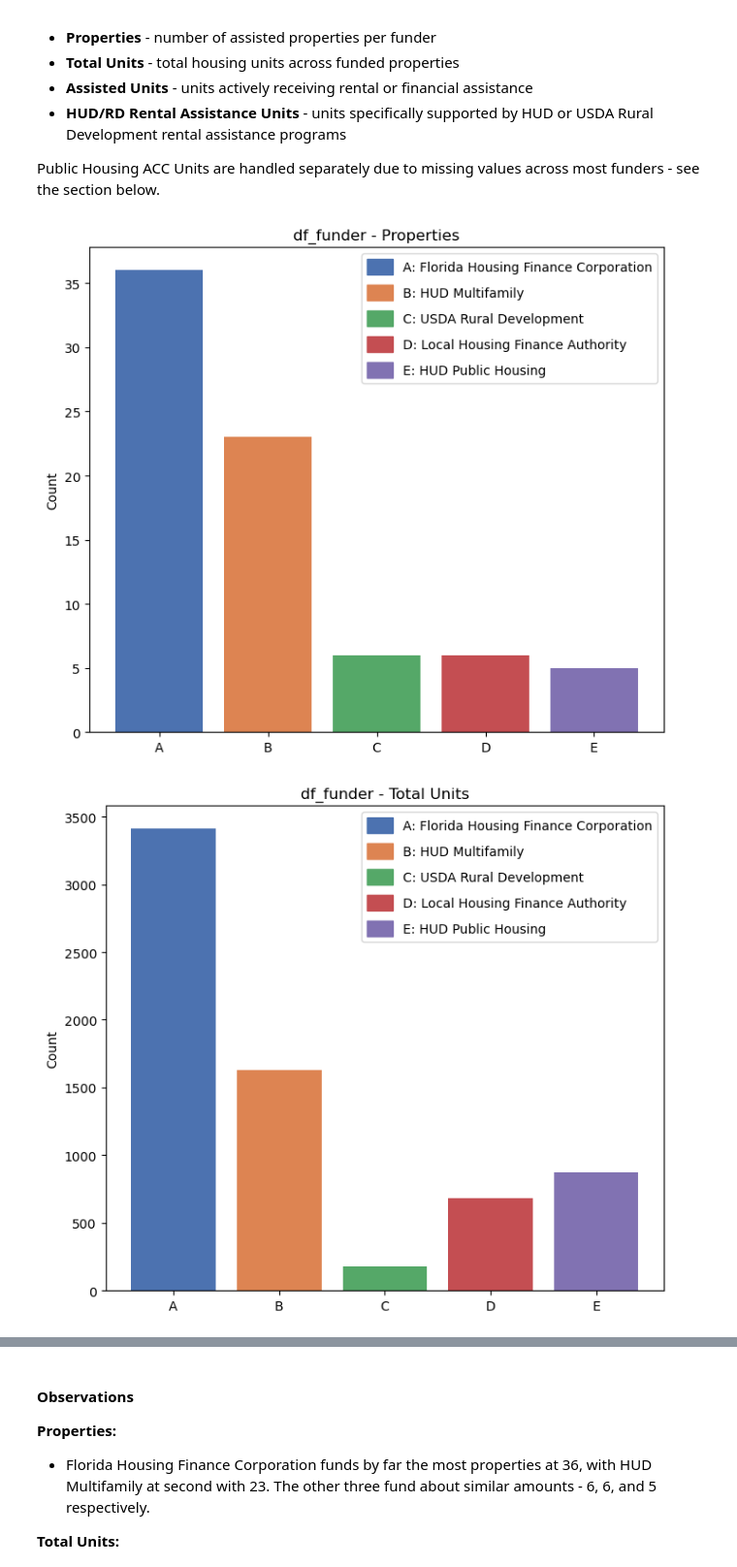
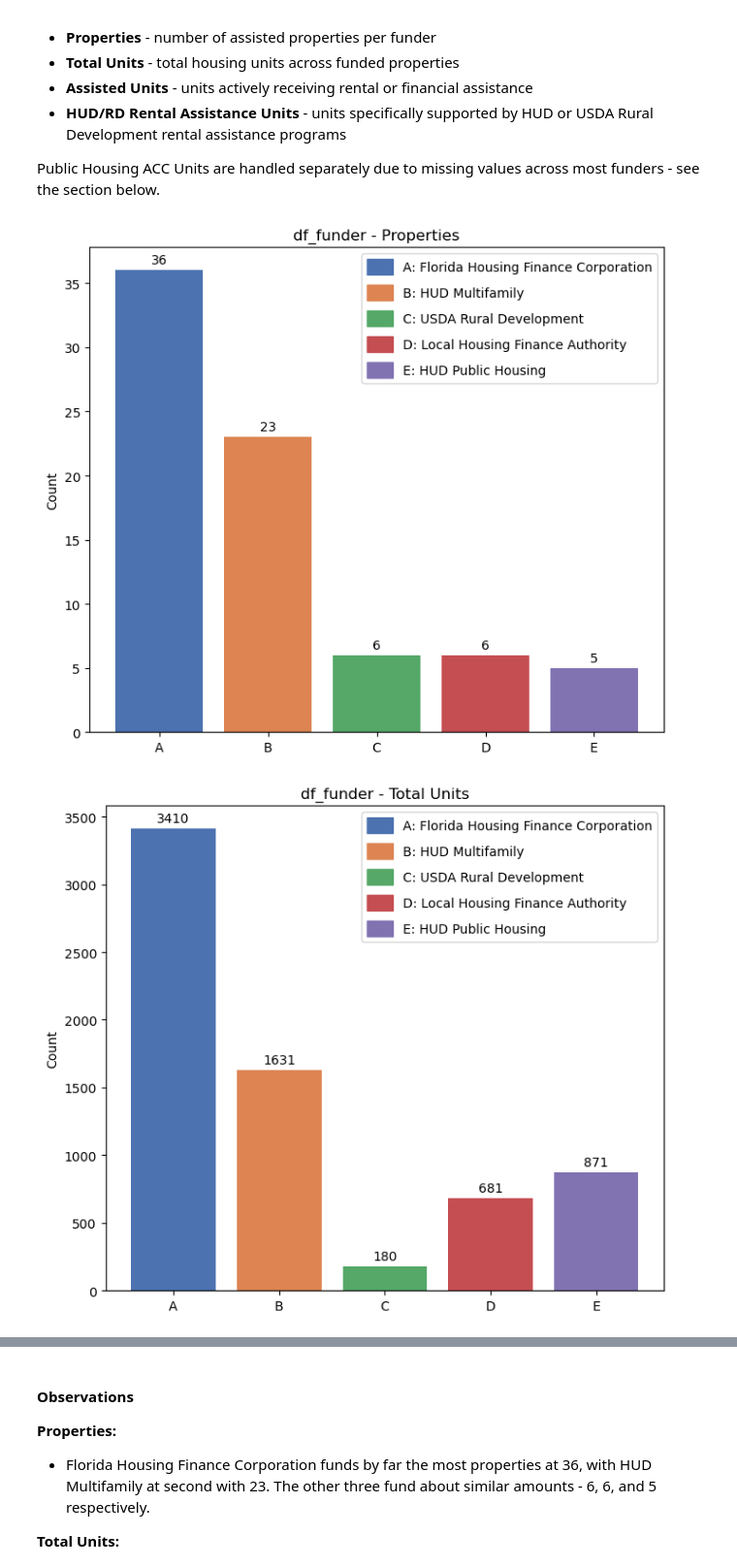
Before and after one commit to Yimo-Liu-13196/ASA-Club-Spring-2026---AHI-Analysis, a Jupyter notebook: Notebooks/02_eda_funder.ipynb, the cells around one changed output, grey strips where cells are left out. Shown at 97% size. Drawn from its saved outputs; the diff is of its cells as text; code cells hidden in the pictures.

Commit message:
Add bar labels and fix output paths in 02; begin EDA in 03 with funder coverage, multi-funder overlap, and Pareto chart of unassisted units

```diff
--- a/Notebooks/02_eda_funder.ipynb
+++ b/Notebooks/02_eda_funder.ipynb
@@ -72,26 +72,27 @@ Public Housing ACC Units are handled separately due to missing values across mos
 # %%
 metrics = ["Properties", "Total Units", "Assisted Units", "HUD/RD Rental Assistance Units"]
 filenames = [
     "df_funder_properties.png",
     "df_funder_total_units.png",
     "df_funder_assisted_units.png",
     "df_funder_hud_rd_rental_assistance_units.png"
 ]
 
 legend_handles = [Patch(color=colors[i], label=f"{code}: {full_names[i]}") for i, code in enumerate(codes)]
 
 for metric, filename in zip(metrics, filenames):
     values = df_funder.set_index("Funder").loc[full_names, metric].values
 
     fig, ax = plt.subplots(figsize=(7, 6))
-    ax.bar(codes, values, color=colors)
+    bars = ax.bar(codes, values, color=colors)
+    ax.bar_label(bars, fmt="%g", fontsize=10, padding=3)
     ax.set_title(f"df_funder - {metric}")
     ax.set_ylabel("Count")
     ax.legend(handles=legend_handles, loc="upper right", fontsize=10, frameon=True, handlelength=2, handleheight=1.5, labelspacing=0.8)
 
     plt.tight_layout()
-    plt.savefig(f"../Outputs/Data Cleaning/Graphics/{filename}", dpi=150, bbox_inches="tight")
+    plt.savefig(f"../Outputs/df_funder/{filename}", dpi=150, bbox_inches="tight")
     plt.show()
 # %% [output]
-[figure, old version]
+[figure, new version]
-[figure, old version]
+[figure, new version]
```
Also changed, not shown: parts of 6 cells of this notebook, 1 other file.
